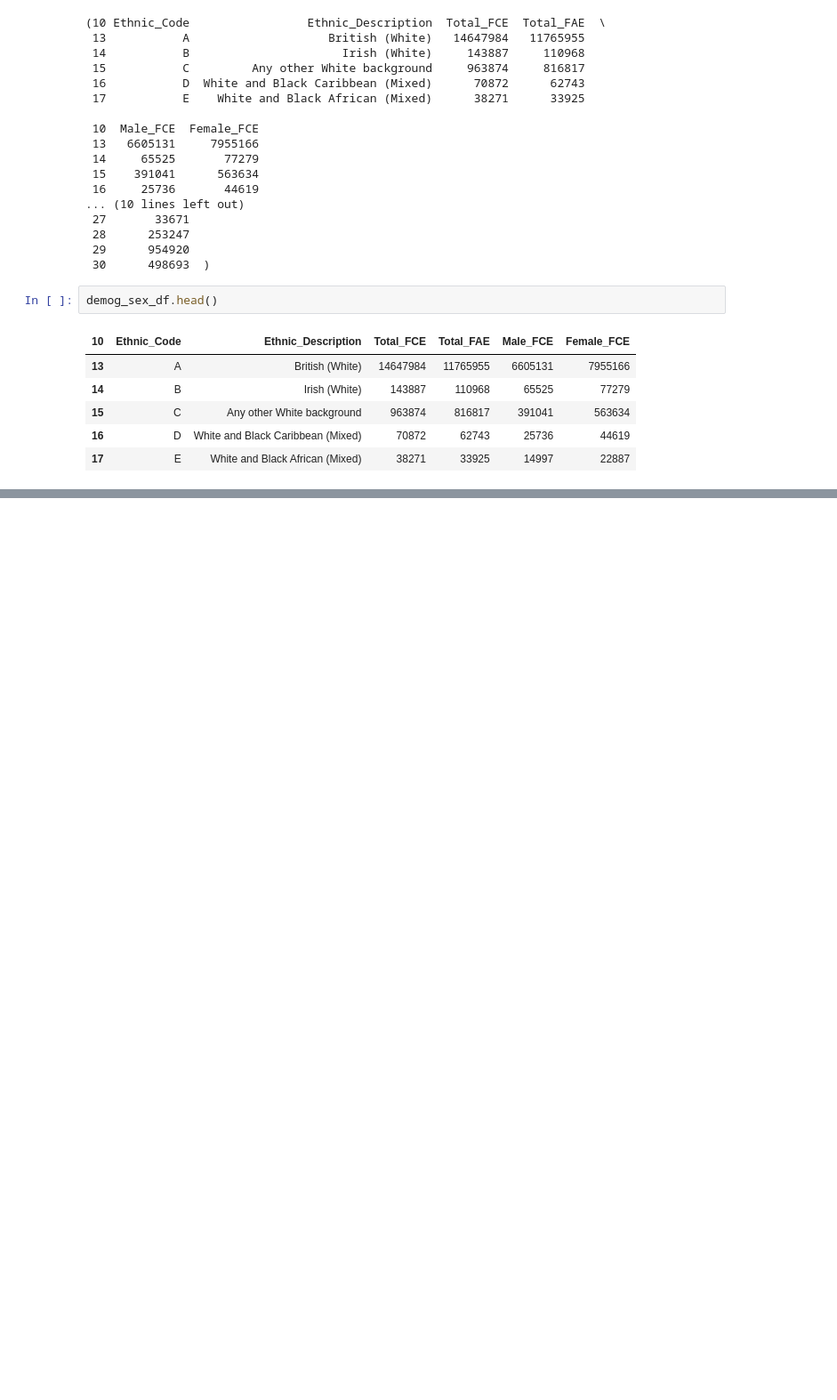
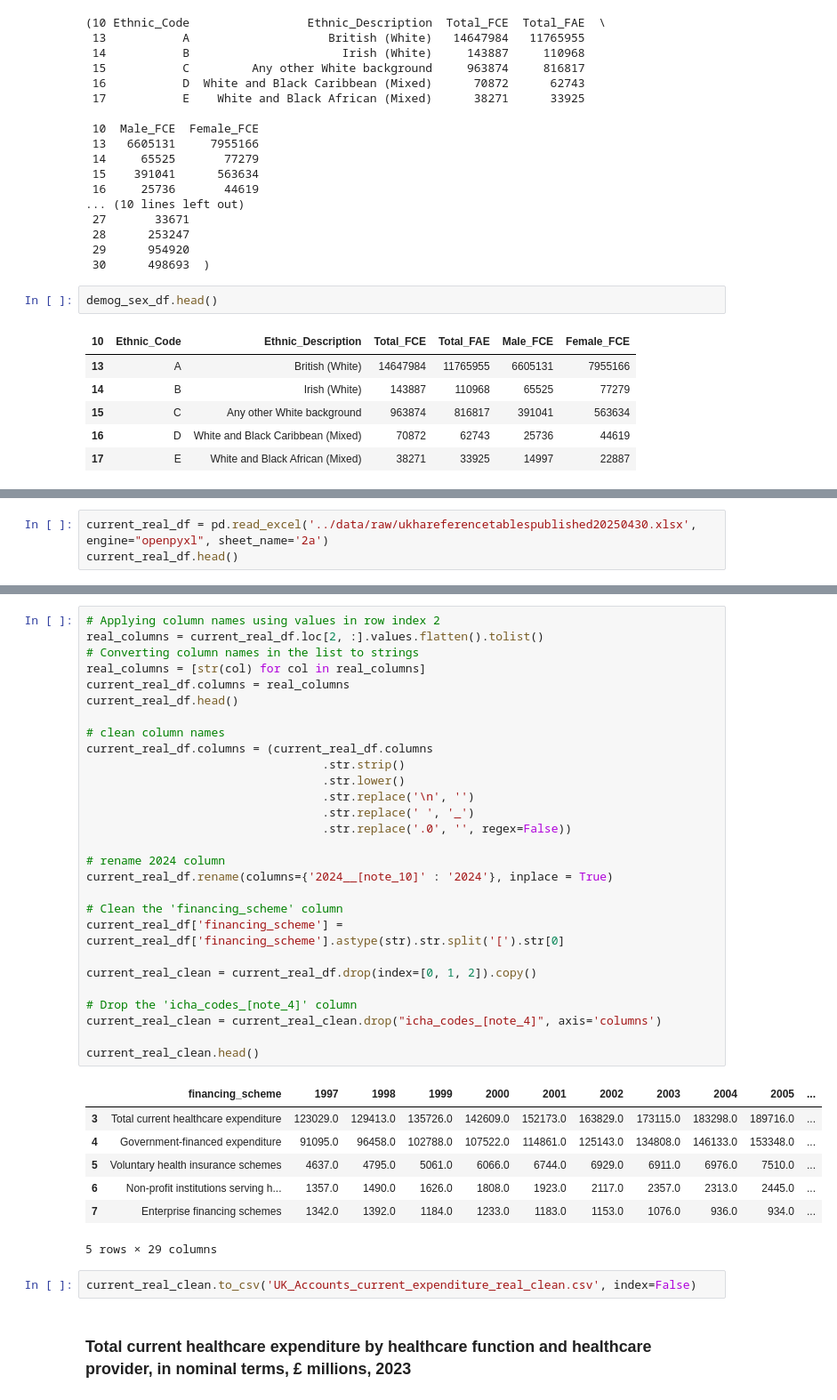
Before and after one commit to maymay238xx/Data-Science-Research-Project---Cisgender-and-Healthcare, a Jupyter notebook: notebooks/01-cleaning-reprocessing-notebook.ipynb, the cells around one changed output, grey strips where cells are left out. Shown at 89% size. Saved outputs shown, nothing was run; the diff lists cells and outputs as text; blank space fills up the shorter version.

```diff
--- a/notebooks/01-cleaning-reprocessing-notebook.ipynb
+++ b/notebooks/01-cleaning-reprocessing-notebook.ipynb
@@ -1095,0 +1450,3 @@ demog_sex_df.head()
+# %%
+current_real_df = pd.read_excel('../data/raw/ukhareferencetablespublished20250430.xlsx', engine="openpyxl", sheet_name='2a')
+current_real_df.head()
@@ -1095,0 +1461,40 @@ demog_sex_df.head()
+# %%
+# Applying column names using values in row index 2
+real_columns = current_real_df.loc[2, :].values.flatten().tolist()
+# Converting column names in the list to strings
+real_columns = [str(col) for col in real_columns]
+current_real_df.columns = real_columns
+current_real_df.head()
+
+# clean column names
+current_real_df.columns = (current_real_df.columns
+                                  .str.strip()
+                                  .str.lower()
+                                  .str.replace('\n', '')
+                                  .str.replace(' ', '_')
+                                  .str.replace('.0', '', regex=False))
+
+# rename 2024 column
+current_real_df.rename(columns={'2024__[note_10]' : '2024'}, inplace = True)
+
+# Clean the 'financing_scheme' column
+current_real_df['financing_scheme'] = current_real_df['financing_scheme'].astype(str).str.split('[').str[0]
+
+current_real_clean = current_real_df.drop(index=[0, 1, 2]).copy()
+
+# Drop the 'icha_codes_[note_4]' column
+current_real_clean = current_real_clean.drop("icha_codes_[note_4]", axis='columns')
+
+current_real_clean.head()
+# %% [output]
+|  | financing_scheme | 1997 | 1998 | 1999 | 2000 | 2001 | 2002 | 2003 | 2004 | 2005 | ... |
+| 3 | Total current healthcare expenditure | 123029.0 | 129413.0 | 135726.0 | 142609.0 | 152173.0 | 163829.0 | 173115.0 | 183298.0 | 189716.0 | ... |
+| 4 | Government-financed expenditure | 91095.0 | 96458.0 | 102788.0 | 107522.0 | 114861.0 | 125143.0 | 134808.0 | 146133.0 | 153348.0 | ... |
+| 5 | Voluntary health insurance schemes | 4637.0 | 4795.0 | 5061.0 | 6066.0 | 6744.0 | 6929.0 | 6911.0 | 6976.0 | 7510.0 | ... |
+| 6 | Non-profit institutions serving h... | 1357.0 | 1490.0 | 1626.0 | 1808.0 | 1923.0 | 2117.0 | 2357.0 | 2313.0 | 2445.0 | ... |
+| 7 | Enterprise financing schemes | 1342.0 | 1392.0 | 1184.0 | 1233.0 | 1183.0 | 1153.0 | 1076.0 | 936.0 | 934.0 | ... |
+5 rows × 29 columns
+# %%
+current_real_clean.to_csv('UK_Accounts_current_expenditure_real_clean.csv', index=False)
+# %% [markdown]
+### Total current healthcare expenditure by healthcare function and healthcare provider, in nominal terms, £ millions, 2023
```
Also changed, not shown: parts of 39 cells of this notebook, 5 other files.
